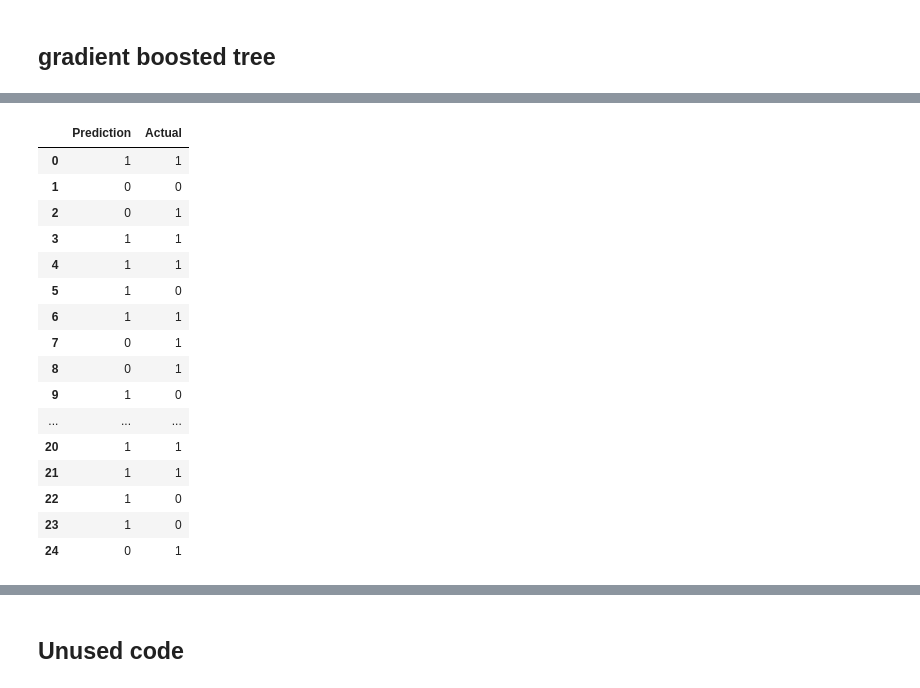
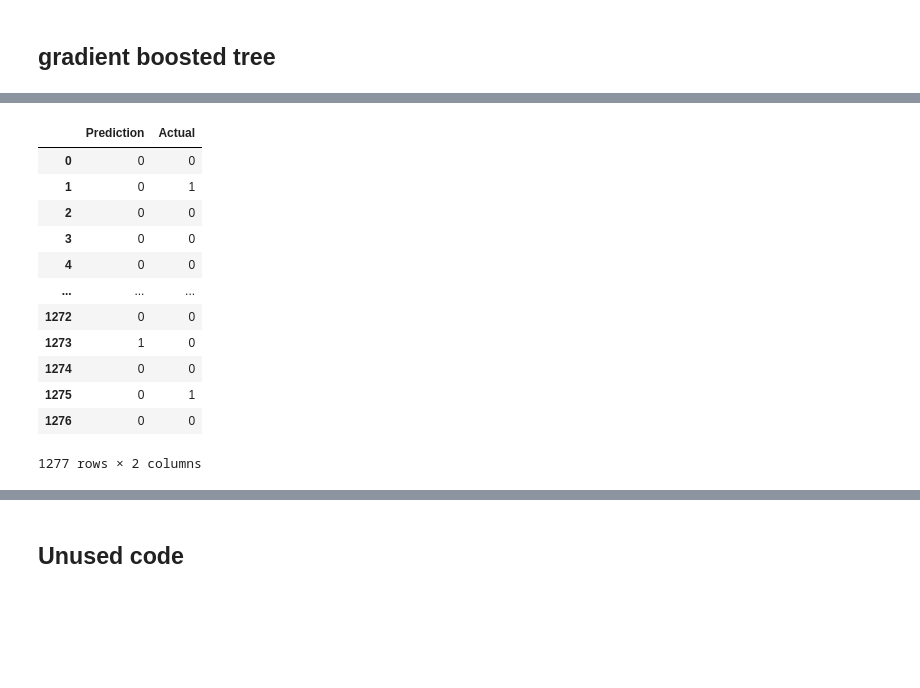
Before and after one commit to barharding/Crash-Detectives, a Jupyter notebook: ML Notebooks/ML-OHE and Class Imbalance fixes.ipynb, the cells around one changed output, grey strips where cells are left out. Cells and saved outputs as stored; diff of their text form; code cells hidden in the pictures; blank space fills up the shorter version.

```diff
--- a/ML Notebooks/ML-OHE and Class Imbalance fixes.ipynb
+++ b/ML Notebooks/ML-OHE and Class Imbalance fixes.ipynb
@@ -716,0 +678,15 @@ df_KSI_clean5.shape
+# %%
+df_KSI_clean6.groupby('ACCLASS').count()['SPEEDING']# / df_KSI_clean4.shape[0]
+
+def encode_acclass(row_val):
+    """
+    Take in the row value and check the value.
+    Then encode the row based on the value.
+    """
+
+    if row_val =='Non-Fatal Injury':
+        return 0
+    else:
+        return 1
+
+df_KSI_clean6['target']= df_KSI_clean6['ACCLASS'].apply(encode_acclass)
@@ -719,13 +730,17 @@ df_KSI_clean5.shape
 # %%
 #Split the data into Training & Testing
 
-KSI_df=df_KSI_clean5.copy()
+KSI_df=df_KSI_clean6.copy()
 
 # Create our features
-X = KSI_df.drop("ACCLASS", axis=1)
+X = KSI_df.drop(["ACCLASS", "target"], axis=1)
 
 # Create our target
-y=KSI_df["ACCLASS"].values
+y=KSI_df["target"].values
 
-y
+print(y)
+
+
+X_train, X_test, y_train, y_test = train_test_split(X,y,random_state=1,stratify=y)
+X_train.shape
 # %% [output]
@@ -743,6 +749,6 @@ X_train.shape
 # %%
 # Resample the training data with the BalancedRandomForestClassifier
 from imblearn.ensemble import BalancedRandomForestClassifier
-balanced = BalancedRandomForestClassifier(n_estimators = 2000, random_state=1)
+balanced = BalancedRandomForestClassifier(n_estimators = 500, random_state=1)
 balanced.fit(X_train, y_train)
 # %% [output]
@@ -796,9 +809,9 @@ avg / total       0.39      0.40      0.39      0.39      0.37      0.13
 from sklearn.ensemble import GradientBoostingClassifier
 
 # Create a classifier object
-learning_rates = [0.05, 0.1, 0.25, 0.5, 0.75, 1]
+learning_rates = [0.01, 0.05, 0.1, 0.15, 0.20, 0.25, 0.30, 0.50]
 for learning_rate in learning_rates:
-    classifier = GradientBoostingClassifier(n_estimators=20,
+    classifier = GradientBoostingClassifier(n_estimators=500,
                                             learning_rate=learning_rate,
                                             max_features=5,
                                             max_depth=3,
@@ -839,36 +852,32 @@ Accuracy score (validation): 0.400
 # %%
 # Choose a learning rate and create classifier
-classifier = GradientBoostingClassifier(n_estimators=20,
+classifier = GradientBoostingClassifier(n_estimators=3000,
                                         learning_rate=0.5,
                                         max_features=5,
                                         max_depth=3,
                                         random_state=0)
 
 # Fit the model
 classifier.fit(X_train, y_train)
 
 # Make Prediction
 predictions = classifier.predict(X_test)
 outcome_df=pd.DataFrame({"Prediction": predictions, "Actual": y_test})
 outcome_df
 # %% [output]
 |  | Prediction | Actual |
-| 0 | 1 | 1 |
-| 1 | 0 | 0 |
-| 2 | 0 | 1 |
-| 3 | 1 | 1 |
-| 4 | 1 | 1 |
-| 5 | 1 | 0 |
-| 6 | 1 | 1 |
-| 7 | 0 | 1 |
-| 8 | 0 | 1 |
-| 9 | 1 | 0 |
+| 0 | 0 | 0 |
+| 1 | 0 | 1 |
+| 2 | 0 | 0 |
+| 3 | 0 | 0 |
+| 4 | 0 | 0 |
 | ... | ... | ... |
-| 20 | 1 | 1 |
-| 21 | 1 | 1 |
-| 22 | 1 | 0 |
-| 23 | 1 | 0 |
-| 24 | 0 | 1 |
+| 1272 | 0 | 0 |
+| 1273 | 1 | 0 |
+| 1274 | 0 | 0 |
+| 1275 | 0 | 1 |
+| 1276 | 0 | 0 |
+1277 rows × 2 columns
 # %%
 # Calculating the accuracy score
 acc_score = accuracy_score(y_test, predictions)
```
Also changed, not shown: parts of 33 cells of this notebook, 4 other files.
